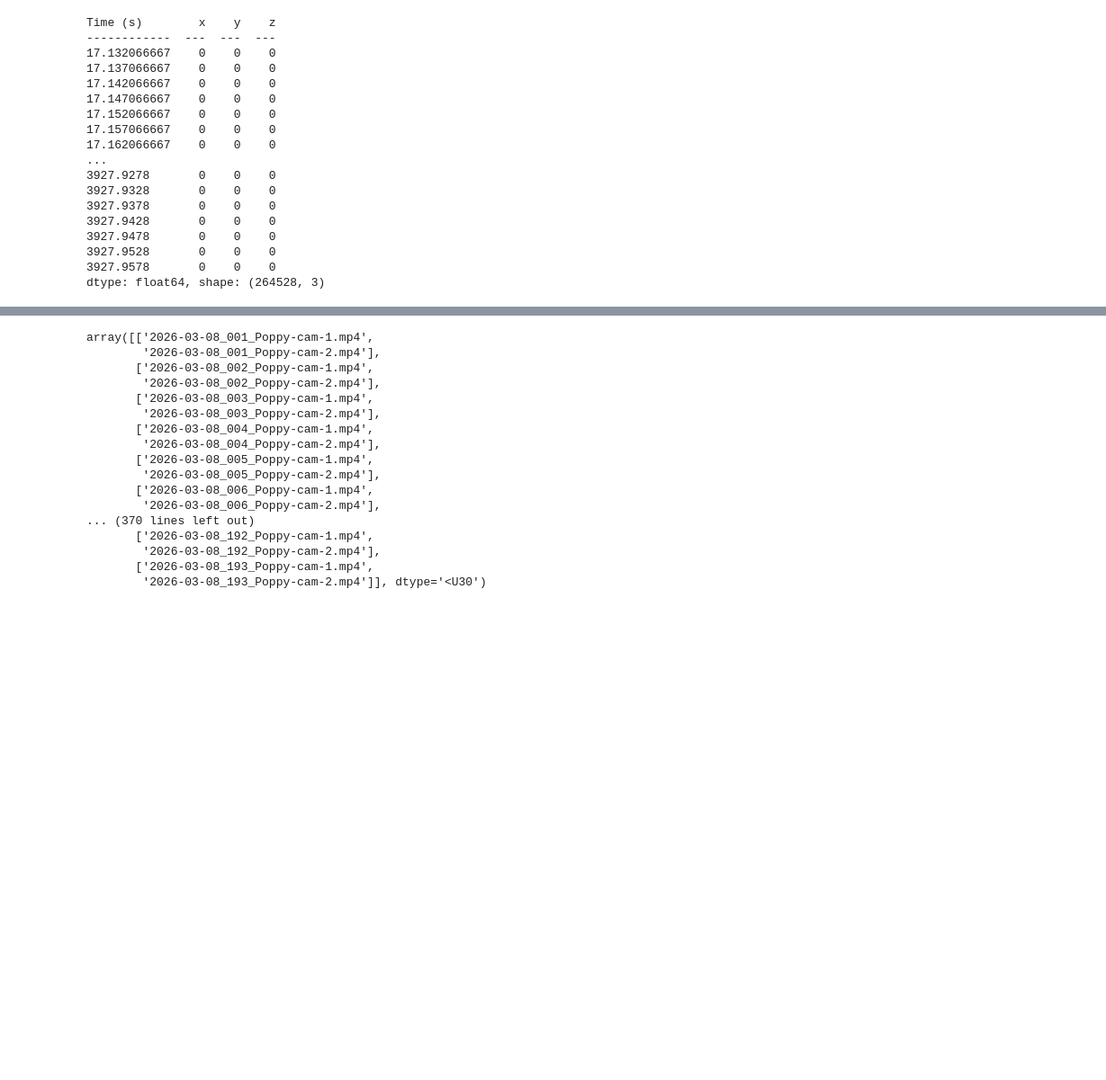
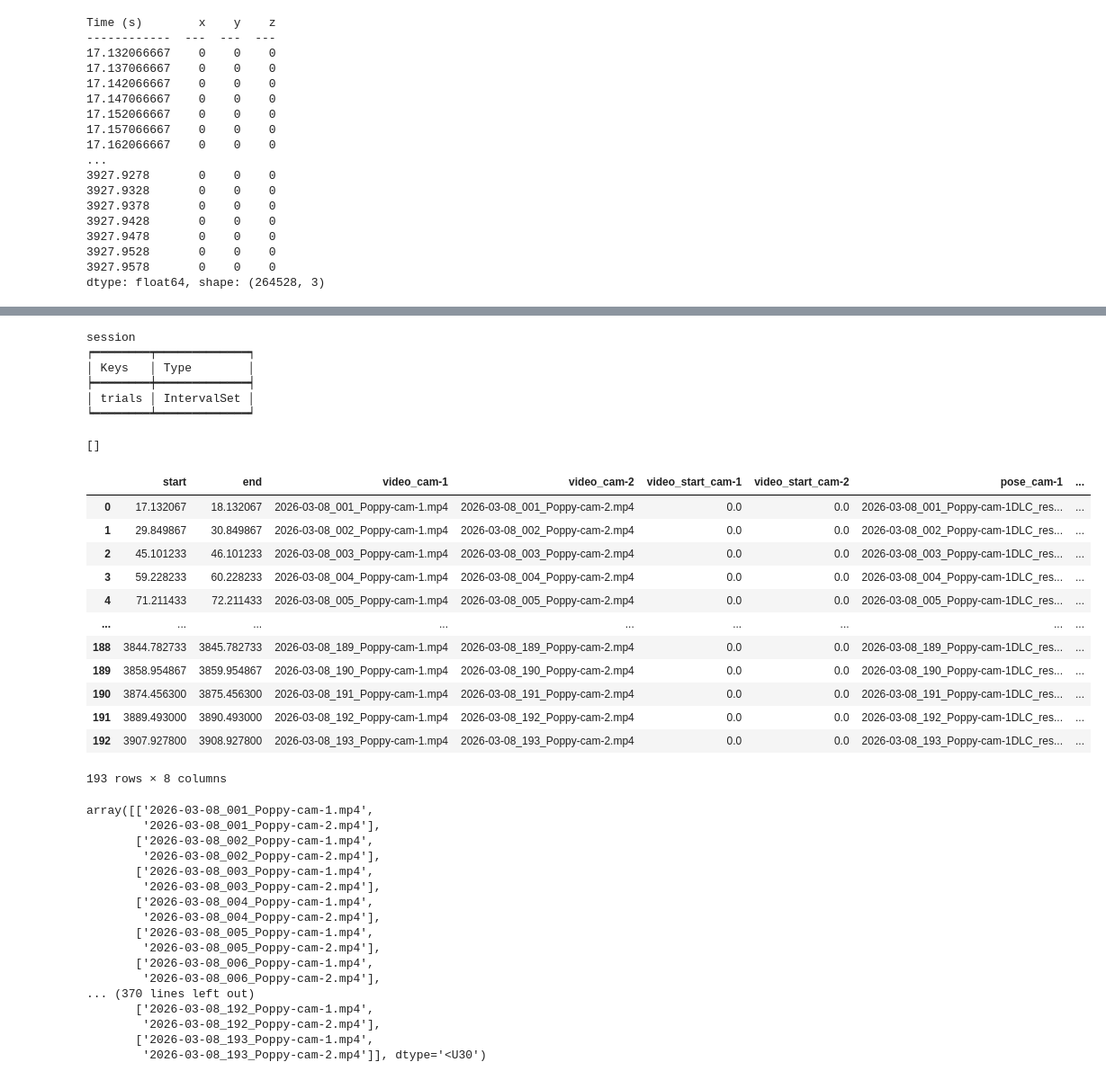
Before and after one commit to Akseli-Ilmanen/EthoGraph, a Jupyter notebook: test.ipynb, the cells around one changed output, grey strips where cells are left out. Shown at 90% size. Saved outputs shown, nothing was run; the diff lists cells and outputs as text; code cells hidden in the pictures; blank space fills up the shorter version.

```diff
--- a/test.ipynb
+++ b/test.ipynb
@@ -156,0 +351,14 @@ Group: /
+# %%
+path = r"C:\Users\aksel\Documents\Code\ethograph\session.nwb"
+
+import pynapple as nap
+
+data = nap.load_file(path)
+data
+# %% [output]
+session
+┍━━━━━━━━┯━━━━━━━━━━━━━┑
+│ Keys   │ Type        │
+┝━━━━━━━━┿━━━━━━━━━━━━━┥
+│ trials │ IntervalSet │
+┕━━━━━━━━┷━━━━━━━━━━━━━┙
@@ -156,0 +368,20 @@ Group: /
+# %%
+video_cols
+# %% [output]
+[]
+# %%
+data["trials"].as_dataframe()
+# %% [output]
+|  | start | end | video_cam-1 | video_cam-2 | video_start_cam-1 | video_start_cam-2 | pose_cam-1 | ... |
+| 0 | 17.132067 | 18.132067 | 2026-03-08_001_Poppy-cam-1.mp4 | 2026-03-08_001_Poppy-cam-2.mp4 | 0.0 | 0.0 | 2026-03-08_001_Poppy-cam-1DLC_res... | ... |
+| 1 | 29.849867 | 30.849867 | 2026-03-08_002_Poppy-cam-1.mp4 | 2026-03-08_002_Poppy-cam-2.mp4 | 0.0 | 0.0 | 2026-03-08_002_Poppy-cam-1DLC_res... | ... |
+| 2 | 45.101233 | 46.101233 | 2026-03-08_003_Poppy-cam-1.mp4 | 2026-03-08_003_Poppy-cam-2.mp4 | 0.0 | 0.0 | 2026-03-08_003_Poppy-cam-1DLC_res... | ... |
+| 3 | 59.228233 | 60.228233 | 2026-03-08_004_Poppy-cam-1.mp4 | 2026-03-08_004_Poppy-cam-2.mp4 | 0.0 | 0.0 | 2026-03-08_004_Poppy-cam-1DLC_res... | ... |
+| 4 | 71.211433 | 72.211433 | 2026-03-08_005_Poppy-cam-1.mp4 | 2026-03-08_005_Poppy-cam-2.mp4 | 0.0 | 0.0 | 2026-03-08_005_Poppy-cam-1DLC_res... | ... |
+| ... | ... | ... | ... | ... | ... | ... | ... | ... |
+| 188 | 3844.782733 | 3845.782733 | 2026-03-08_189_Poppy-cam-1.mp4 | 2026-03-08_189_Poppy-cam-2.mp4 | 0.0 | 0.0 | 2026-03-08_189_Poppy-cam-1DLC_res... | ... |
+| 189 | 3858.954867 | 3859.954867 | 2026-03-08_190_Poppy-cam-1.mp4 | 2026-03-08_190_Poppy-cam-2.mp4 | 0.0 | 0.0 | 2026-03-08_190_Poppy-cam-1DLC_res... | ... |
+| 190 | 3874.456300 | 3875.456300 | 2026-03-08_191_Poppy-cam-1.mp4 | 2026-03-08_191_Poppy-cam-2.mp4 | 0.0 | 0.0 | 2026-03-08_191_Poppy-cam-1DLC_res... | ... |
+| 191 | 3889.493000 | 3890.493000 | 2026-03-08_192_Poppy-cam-1.mp4 | 2026-03-08_192_Poppy-cam-2.mp4 | 0.0 | 0.0 | 2026-03-08_192_Poppy-cam-1DLC_res... | ... |
+| 192 | 3907.927800 | 3908.927800 | 2026-03-08_193_Poppy-cam-1.mp4 | 2026-03-08_193_Poppy-cam-2.mp4 | 0.0 | 0.0 | 2026-03-08_193_Poppy-cam-1DLC_res... | ... |
+193 rows × 8 columns
```
Also changed, not shown: parts of 16 cells of this notebook, 37 other files.
